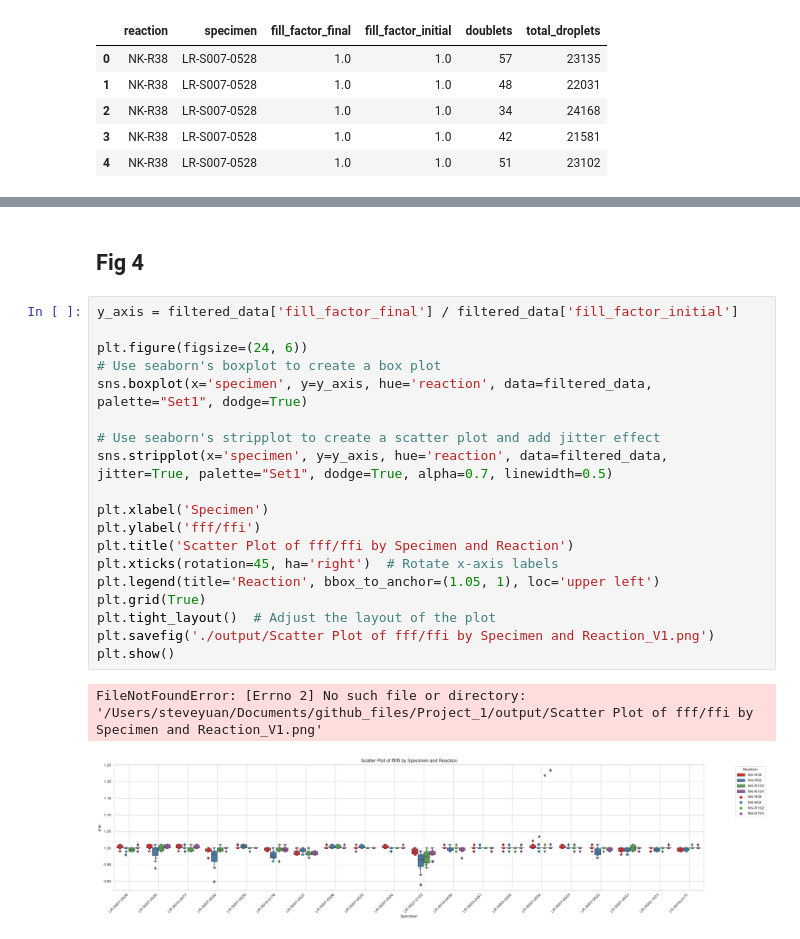
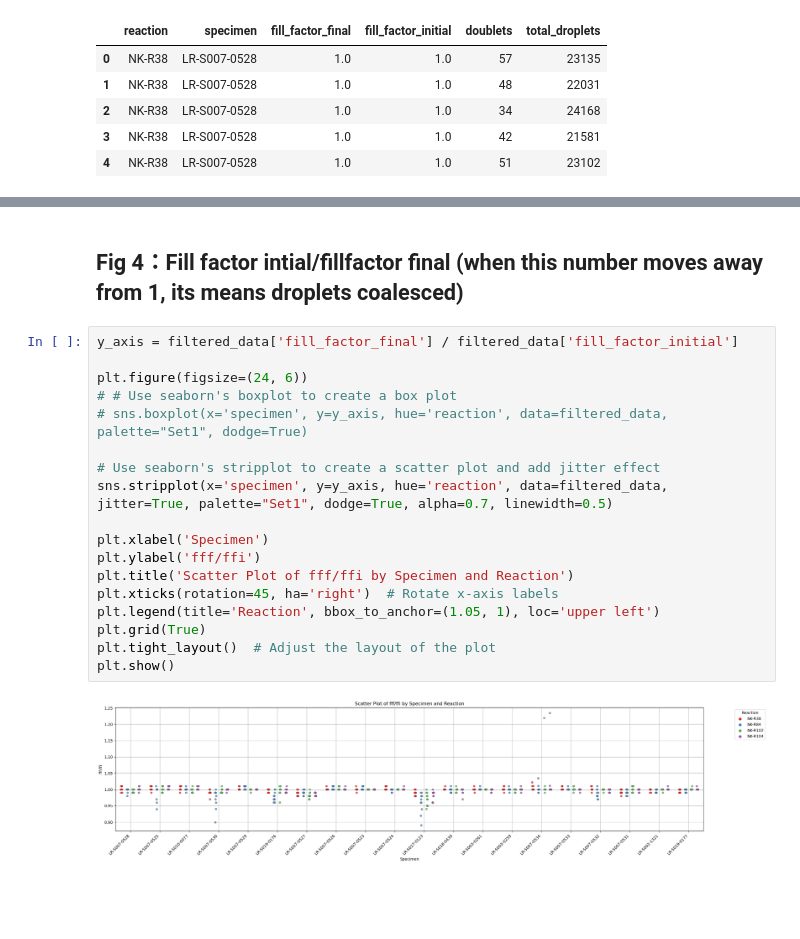
Before and after one commit to nicolejordann/Project_1, a Jupyter notebook: solution.ipynb, the cells around one changed output, grey strips where cells are left out. Cells and saved outputs as stored; diff of their text form; blank space fills up the shorter version.

```diff
--- a/solution.ipynb
+++ b/solution.ipynb
@@ -177,24 +154,22 @@ plt.show()
 # %% [markdown]
-## Fig 4
+## Fig 4：Fill factor intial/fillfactor final (when this number moves away from 1, its means droplets coalesced)
 # %%
 y_axis = filtered_data['fill_factor_final'] / filtered_data['fill_factor_initial']
 
 plt.figure(figsize=(24, 6))
-# Use seaborn's boxplot to create a box plot
-sns.boxplot(x='specimen', y=y_axis, hue='reaction', data=filtered_data, palette="Set1", dodge=True)
+# # Use seaborn's boxplot to create a box plot
+# sns.boxplot(x='specimen', y=y_axis, hue='reaction', data=filtered_data, palette="Set1", dodge=True)
 
 # Use seaborn's stripplot to create a scatter plot and add jitter effect
 sns.stripplot(x='specimen', y=y_axis, hue='reaction', data=filtered_data, jitter=True, palette="Set1", dodge=True, alpha=0.7, linewidth=0.5)
 
 plt.xlabel('Specimen')
 plt.ylabel('fff/ffi')
 plt.title('Scatter Plot of fff/ffi by Specimen and Reaction')
 plt.xticks(rotation=45, ha='right')  # Rotate x-axis labels
 plt.legend(title='Reaction', bbox_to_anchor=(1.05, 1), loc='upper left')
 plt.grid(True)
 plt.tight_layout()  # Adjust the layout of the plot
-plt.savefig('./output/Scatter Plot of fff/ffi by Specimen and Reaction_V1.png')
 plt.show()
 # %% [output]
-FileNotFoundError: [Errno 2] No such file or directory: '/Users/steveyuan/Documents/github_files/Project_1/output/Scatter Plot of fff/ffi by Specimen and Reaction_V1.png'
-[figure, old version]
+[figure, new version]
```
Also changed, not shown: parts of 17 cells of this notebook, 9 other files.
